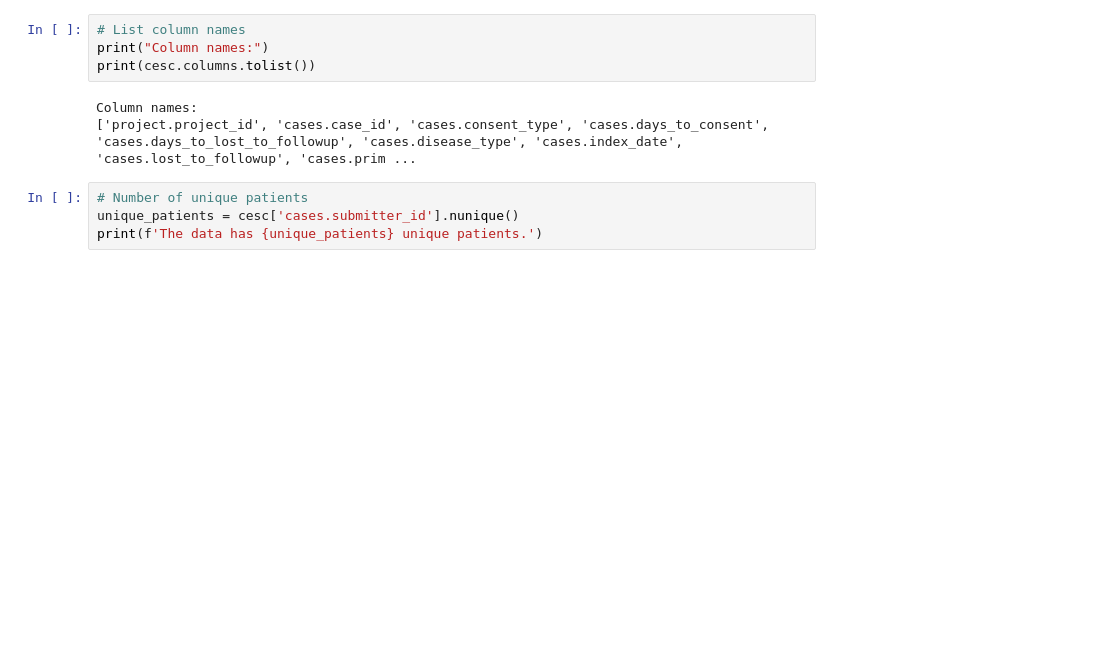
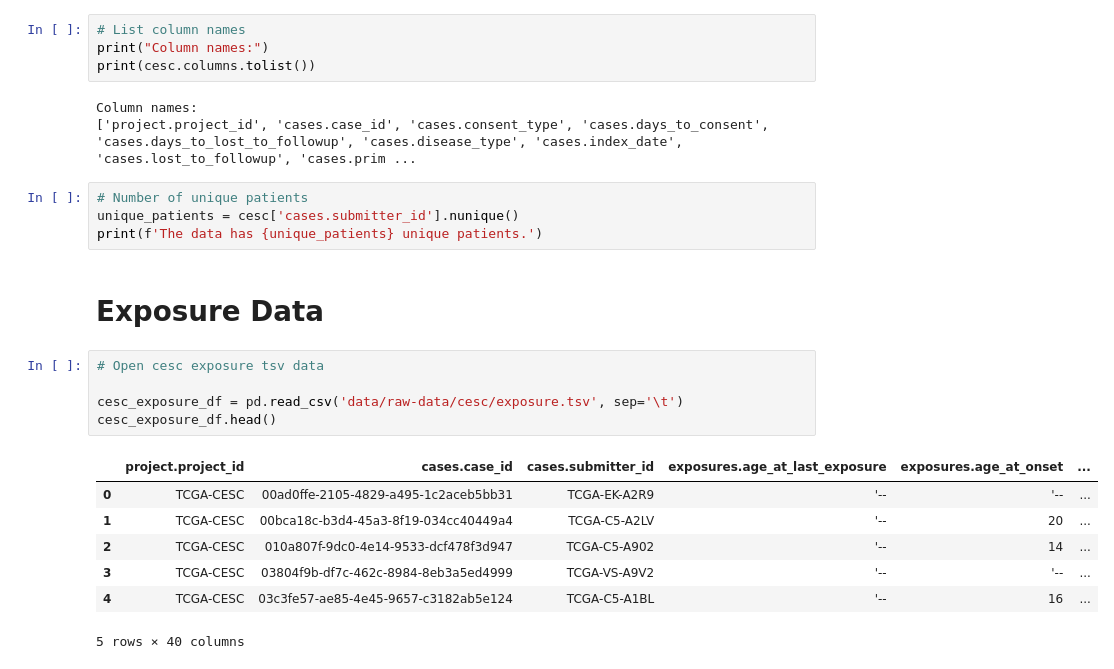
Before and after one commit to Munashe22/Understanding-Cancer-Outcomes-Breast-vs-Cervical, a Jupyter notebook: data-download.ipynb, the cells around one changed output. Drawn from its saved outputs; the diff is of its cells as text; blank space fills up the shorter version.

```diff
--- a/data-download.ipynb
+++ b/data-download.ipynb
@@ -75,3 +77,18 @@ Column names:
 # Number of unique patients
 unique_patients = cesc['cases.submitter_id'].nunique()
 print(f'The data has {unique_patients} unique patients.')
+# %% [markdown]
+# Exposure Data
+# %%
+# Open cesc exposure tsv data
+
+cesc_exposure_df = pd.read_csv('data/raw-data/cesc/exposure.tsv', sep='\t')
+cesc_exposure_df.head()
+# %% [output]
+|  | project.project_id | cases.case_id | cases.submitter_id | exposures.age_at_last_exposure | exposures.age_at_onset | ... |
+| 0 | TCGA-CESC | 00ad0ffe-2105-4829-a495-1c2aceb5bb31 | TCGA-EK-A2R9 | '-- | '-- | ... |
+| 1 | TCGA-CESC | 00bca18c-b3d4-45a3-8f19-034cc40449a4 | TCGA-C5-A2LV | '-- | 20 | ... |
+| 2 | TCGA-CESC | 010a807f-9dc0-4e14-9533-dcf478f3d947 | TCGA-C5-A902 | '-- | 14 | ... |
+| 3 | TCGA-CESC | 03804f9b-df7c-462c-8984-8eb3a5ed4999 | TCGA-VS-A9V2 | '-- | '-- | ... |
+| 4 | TCGA-CESC | 03c3fe57-ae85-4e45-9657-c3182ab5e124 | TCGA-C5-A1BL | '-- | 16 | ... |
+5 rows × 40 columns
```
Also changed, not shown: parts of 4 cells of this notebook, 6 other files.
